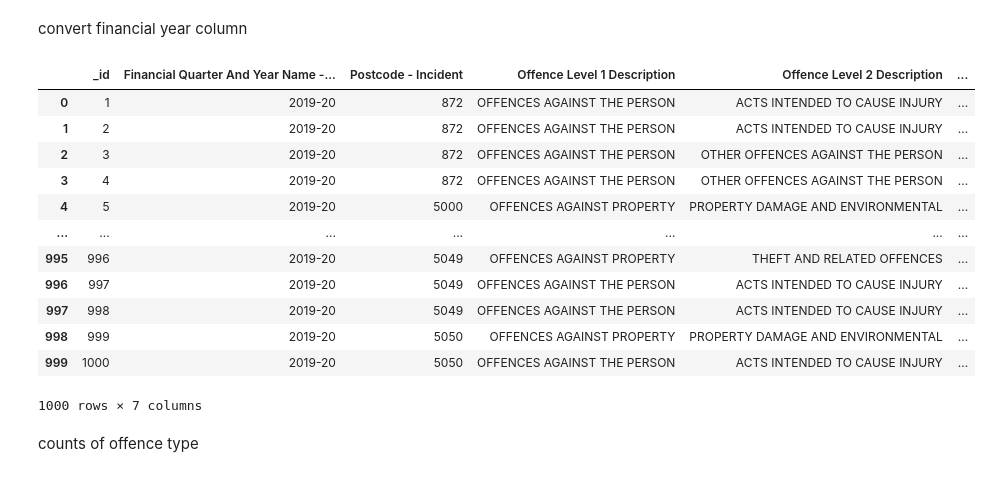
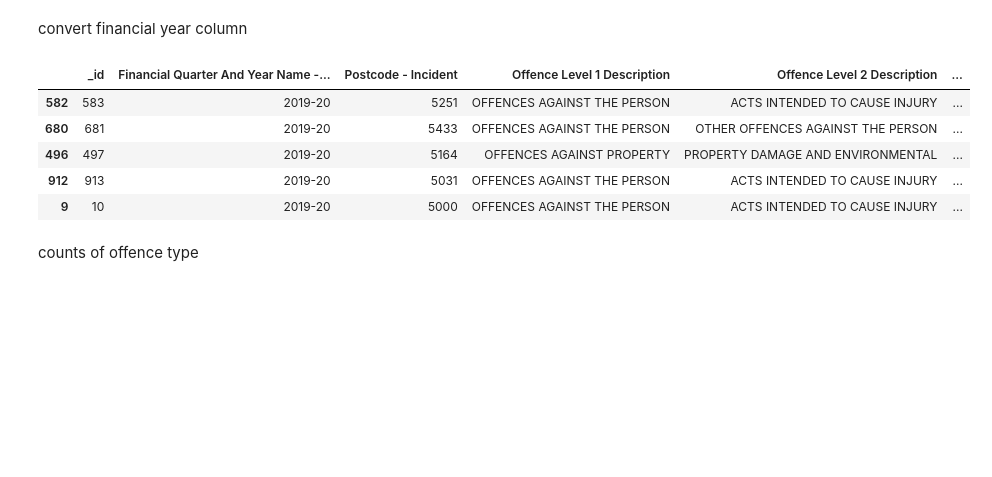
Before and after one commit to xariov/bid-task-public, a Jupyter notebook: task/code_review.ipynb, the cells around one changed output. Saved outputs shown, nothing was run; the diff lists cells and outputs as text; code cells hidden in the pictures; blank space fills up the shorter version.

```diff
--- a/task/code_review.ipynb
+++ b/task/code_review.ipynb
@@ -118,22 +111,15 @@ convert financial year column
 # %%
 df["Financial Quarter And Year Name - Reported"] = \
   df["Financial Quarter And Year Name - Reported"].str[3:].replace("/20", "-", regex=True)
 
-df
+df.sample(5)
 # %% [output]
 |  | _id | Financial Quarter And Year Name -... | Postcode - Incident | Offence Level 1 Description | Offence Level 2 Description | ... |
-| 0 | 1 | 2019-20 | 872 | OFFENCES AGAINST THE PERSON | ACTS INTENDED TO CAUSE INJURY | ... |
-| 1 | 2 | 2019-20 | 872 | OFFENCES AGAINST THE PERSON | ACTS INTENDED TO CAUSE INJURY | ... |
-| 2 | 3 | 2019-20 | 872 | OFFENCES AGAINST THE PERSON | OTHER OFFENCES AGAINST THE PERSON | ... |
-| 3 | 4 | 2019-20 | 872 | OFFENCES AGAINST THE PERSON | OTHER OFFENCES AGAINST THE PERSON | ... |
-| 4 | 5 | 2019-20 | 5000 | OFFENCES AGAINST PROPERTY | PROPERTY DAMAGE AND ENVIRONMENTAL | ... |
-| ... | ... | ... | ... | ... | ... | ... |
-| 995 | 996 | 2019-20 | 5049 | OFFENCES AGAINST PROPERTY | THEFT AND RELATED OFFENCES | ... |
-| 996 | 997 | 2019-20 | 5049 | OFFENCES AGAINST THE PERSON | ACTS INTENDED TO CAUSE INJURY | ... |
-| 997 | 998 | 2019-20 | 5049 | OFFENCES AGAINST THE PERSON | ACTS INTENDED TO CAUSE INJURY | ... |
-| 998 | 999 | 2019-20 | 5050 | OFFENCES AGAINST PROPERTY | PROPERTY DAMAGE AND ENVIRONMENTAL | ... |
-| 999 | 1000 | 2019-20 | 5050 | OFFENCES AGAINST THE PERSON | ACTS INTENDED TO CAUSE INJURY | ... |
+| 582 | 583 | 2019-20 | 5251 | OFFENCES AGAINST THE PERSON | ACTS INTENDED TO CAUSE INJURY | ... |
+| 680 | 681 | 2019-20 | 5433 | OFFENCES AGAINST THE PERSON | OTHER OFFENCES AGAINST THE PERSON | ... |
+| 496 | 497 | 2019-20 | 5164 | OFFENCES AGAINST PROPERTY | PROPERTY DAMAGE AND ENVIRONMENTAL | ... |
+| 912 | 913 | 2019-20 | 5031 | OFFENCES AGAINST THE PERSON | ACTS INTENDED TO CAUSE INJURY | ... |
+| 9 | 10 | 2019-20 | 5000 | OFFENCES AGAINST THE PERSON | ACTS INTENDED TO CAUSE INJURY | ... |
-1000 rows × 7 columns
 # %% [markdown]
 counts of offence type
 # %%
```
Also changed, not shown: parts of 1 cell of this notebook.
